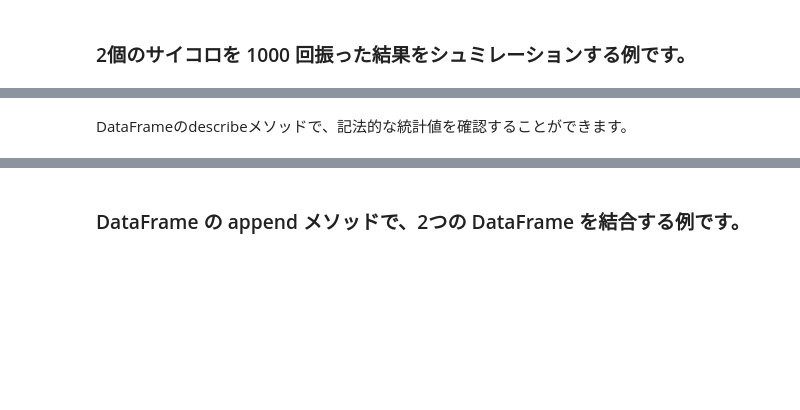
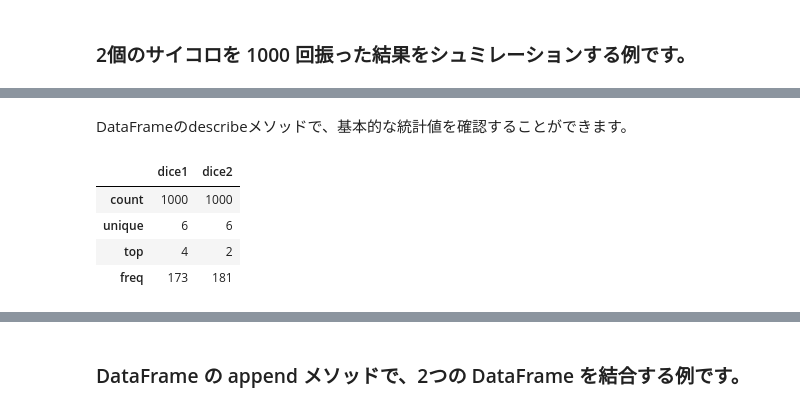
Before and after one commit to enakai00/numpy-pandas-tutorial, a Jupyter notebook: 05-pandas DataFrame-01.ipynb, the cells around one changed output, grey strips where cells are left out. Drawn from its saved outputs; the diff is of its cells as text; code cells hidden in the pictures; blank space fills up the shorter version.

```diff
--- a/05-pandas DataFrame-01.ipynb
+++ b/05-pandas DataFrame-01.ipynb
@@ -128,2 +128,10 @@ diceroll[:5]
 # %% [markdown]
-DataFrameのdescribeメソッドで、記法的な統計値を確認することができます。
+DataFrameのdescribeメソッドで、基本的な統計値を確認することができます。
+# %%
+diceroll.describe()
+# %% [output]
+|  | dice1 | dice2 |
+| count | 1000 | 1000 |
+| unique | 6 | 6 |
+| top | 4 | 2 |
+| freq | 173 | 181 |
```
Also changed, not shown: parts of 18 cells of this notebook.
